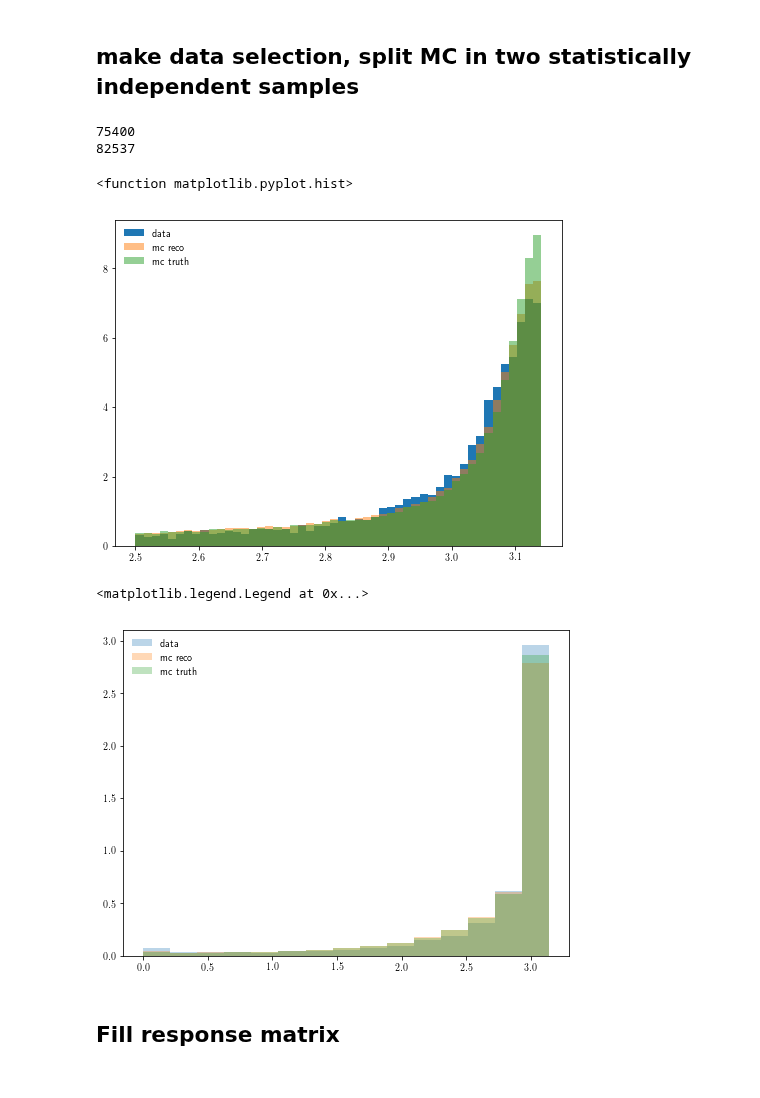
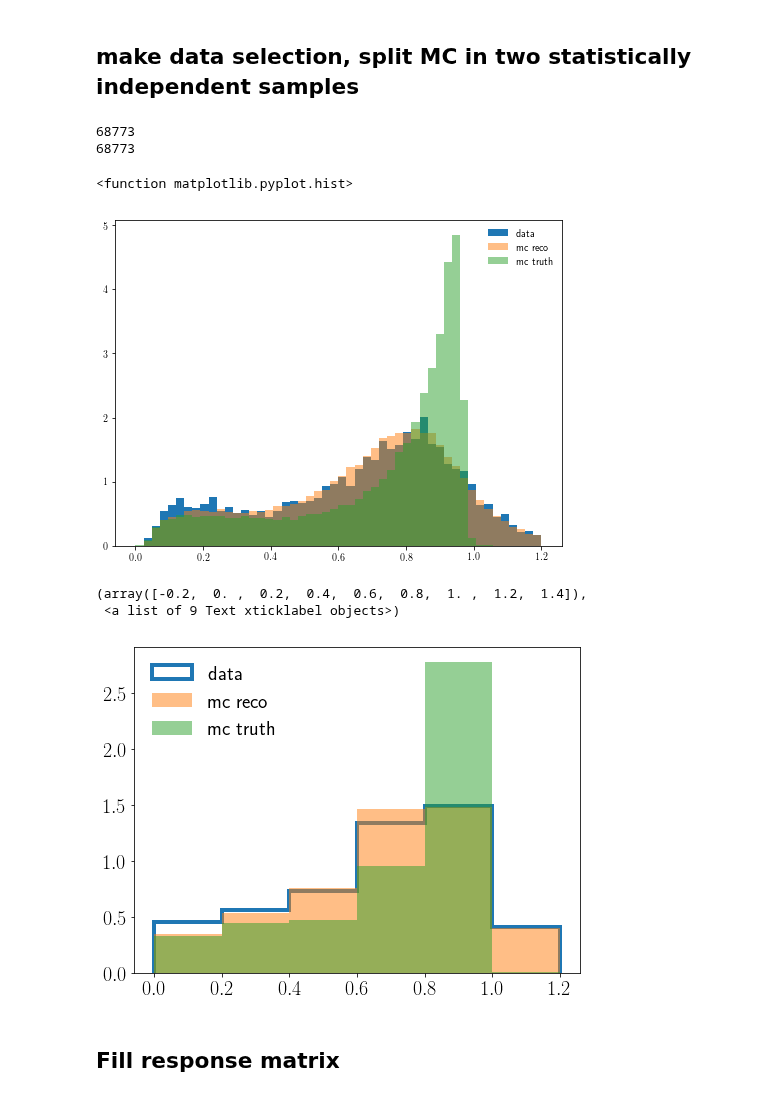
Before and after one commit to miguelignacio/disjets, a Jupyter notebook: Unfolding_RooUnfold.ipynb, the cells around one changed output. Cells and saved outputs as stored; diff of their text form; code cells hidden in the pictures.

```diff
--- a/Unfolding_RooUnfold.ipynb
+++ b/Unfolding_RooUnfold.ipynb
@@ -146,8 +146,8 @@ def applyCutsJets(df,isMC=False):
     temp = applyCut(temp, 'abs(vertex_z)<25 and vertex_z!=0','abs(vertex_z)<25 and and vertex_z!=0')
     temp = applyCut(temp, '0.2 < y < 0.7', '0.2 < y < 0.7')
     temp = applyCut(temp, 'Q2>150', 'Q2>150')
-    temp = applyCut(temp, 'e_pt>10', 'e_pt >10')
-    temp = applyCut(temp, 'jet_pt>5', 'jet_pt>5')
+    temp = applyCut(temp, 'e_pt>15', 'e_pt >15')
+    temp = applyCut(temp, 'jet_pt>10', 'jet_pt>10')
     #temp = applyCut(temp, 'jet_qt<5', 'jet_qt<5')
 
     #temp = applyCut(temp, 'dphi_e_jet > 2.74', 'dphi_e_jet>3.14159-0.4')
@@ -178,5 +178,5 @@ jet_pt>5 83827  fraction kept: 100.0
 # %%
-mc_jet = getJetData(['djangoh.root'],isMC=True)#,maxEvents=500000)
+mc_jet = getJetData(['rapgap.root'],isMC=True)#,maxEvents=500000)
 mc_jet = applyCutsJets(mc_jet, isMC=True)
 
 altmc_jet = getJetData(['rapgap.root'],isMC=True)#,maxEvents=200000)
@@ -198,13 +198,13 @@ jet_pt>5 775266  fraction kept: 100.0
 # %% [markdown]
 ## define variables, binning, etc
 # %%
-coarsebins = 15
-finebins = 15##15
-minval = 2.5
-maxval = np.pi
-variable    = 'jet_dphi'
-genvariable = 'genjet_dphi'
-namevariable = r'$\Delta\phi$'
+#coarsebins = 15
+#finebins = 15##15
+#minval = 2.5
+#maxval = np.pi
+#variable    = 'jet_dphi'
+#genvariable = 'genjet_dphi'
+#namevariable = r'$\Delta\phi$'
 
 #coarsebins = 7
 #finebins = 7
@@ -228,13 +228,13 @@ namevariable = r'$\Delta\phi$'
 #genvariable = 'genjet_qtnormjetpt'
 #namevariable = r'$q_{T}/p_{T}^{jet}$'
 
-#coarsebins = 12
-#finebins = 12
-#minval = 0
-#maxval = 1.2
-#variable = 'jet_z'
-#genvariable = 'genjet_z'
-#namevariable = r'$z_{jet}$'
+coarsebins = 6
+finebins = 6
+minval = 0
+maxval = 1.2
+variable = 'jet_z'
+genvariable = 'genjet_z'
+namevariable = r'$z_{jet}$'
 
 
 binwidth = (maxval - minval)/coarsebins
@@ -269,8 +269,8 @@ print len(altmc_cut)
 #print len(mctest_cut)
 #print len(mc_cut)
 # %% [output]
-75400
-82537
+68773
+68773
 # %%
 fig = plt.figure(figsize=(8,6))
 
@@ -281,17 +281,20 @@ plt.legend(loc='best', frameon=False)
 plt.hist
 # %% [output]
 <function matplotlib.pyplot.hist>
-[figure, old version]
+[figure, new version]
 # %%
 fig = plt.figure(figsize=(8,6))
 
-plt.hist(data_cut[variable],range=(0,maxval),bins=coarsebins,normed=True,alpha=0.3,label='data')
-plt.hist(mc_cut[variable],range=(0,maxval),bins=coarsebins,normed=True,alpha=0.3,label='mc reco')
-plt.hist(mc_cut[genvariable],range=(0,maxval),bins=coarsebins, normed=True,alpha=0.3,label =' mc truth')
-plt.legend(loc='best', frameon=False)
+plt.hist(data_cut[variable],range=(0,maxval),bins=coarsebins,normed=True,histtype='step',linewidth=4.0,label='data')
+plt.hist(mc_cut[variable],range=(0,maxval),bins=coarsebins,normed=True,alpha=0.5,label='mc reco')
+plt.hist(mc_cut[genvariable],range=(0,maxval),bins=coarsebins, normed=True,alpha=0.5,label =' mc truth')
+plt.legend(loc='best', frameon=False,fontsize=20)
+plt.yticks(fontsize=20)
+plt.xticks(fontsize=20)
 # %% [output]
-<matplotlib.legend.Legend at 0x...>
+(array([-0.2,  0. ,  0.2,  0.4,  0.6,  0.8,  1. ,  1.2,  1.4]),
+ <a list of 9 Text xticklabel objects>)
-[figure, old version]
+[figure, new version]
 # %% [markdown]
 ## Fill response matrix
 # %%
```
Also changed, not shown: parts of 20 cells of this notebook, 1 other file.
